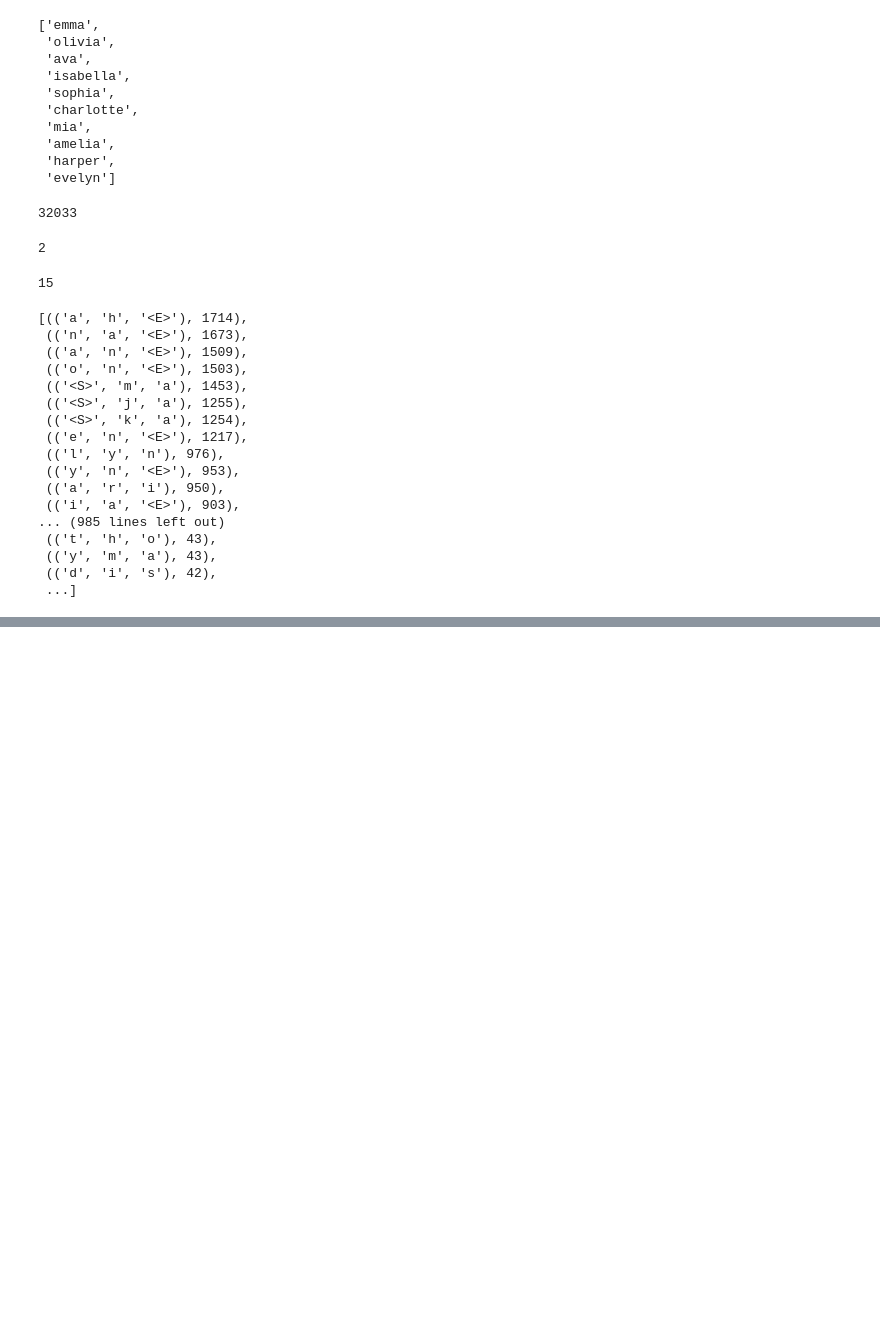
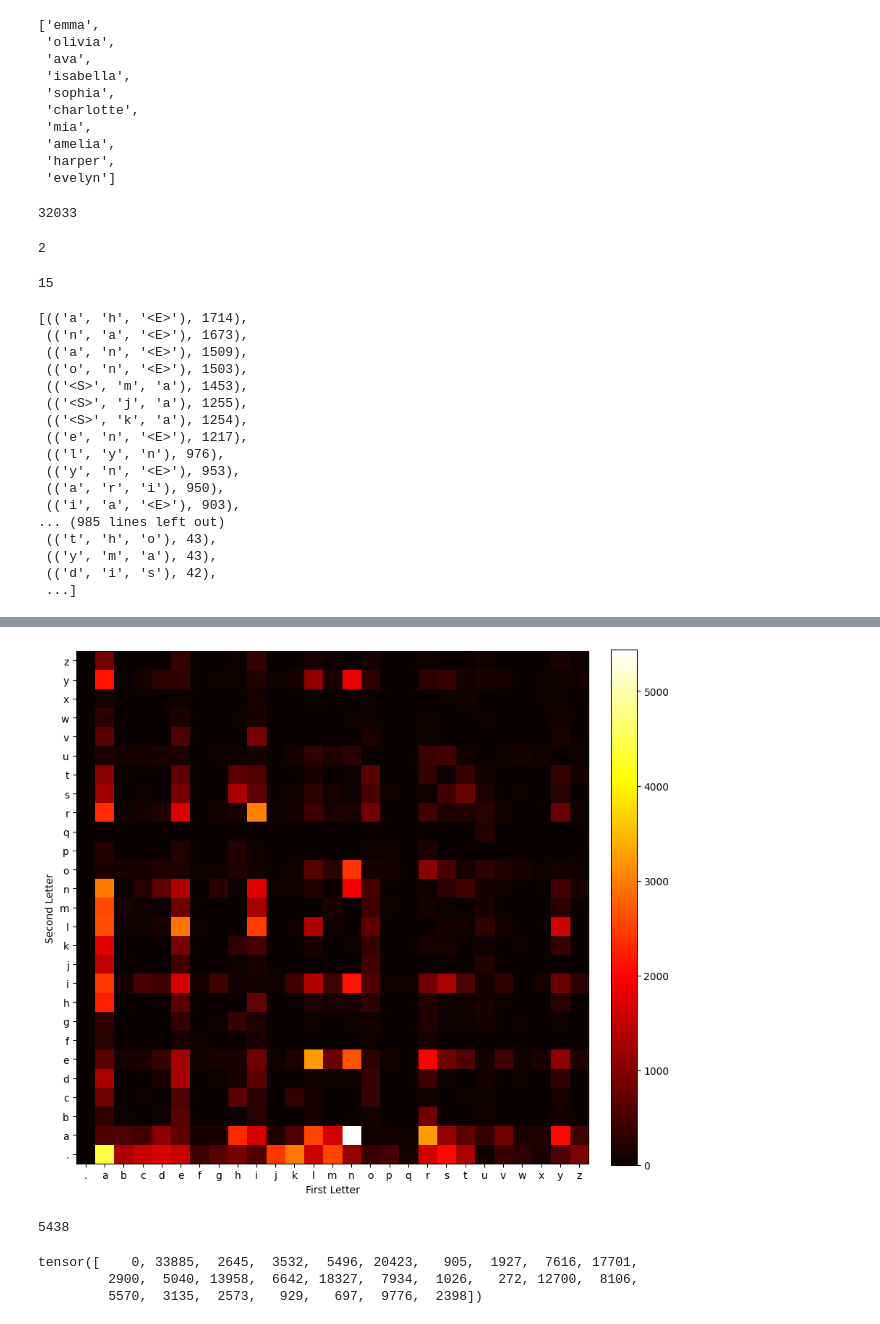
Before and after one commit to gabrielgordbegli/nnz2h, a Jupyter notebook: 2/2_E01.ipynb, the cells around one changed output, grey strips where cells are left out. Drawn from its saved outputs; the diff is of its cells as text; code cells hidden in the pictures; blank space fills up the shorter version.

```diff
--- a/2/2_E01.ipynb
+++ b/2/2_E01.ipynb
@@ -87,0 +90,4 @@ ModuleNotFoundError: No module named 'matplotlib'
+# %%
+#we want to find the sum of the third characters for each unique [first character, second character] pair
+N_sum = N.sum(dim=2)
+N_sum.shape
@@ -87,0 +116,3 @@ ModuleNotFoundError: No module named 'matplotlib'
+# %%
+for i in range(1, 27):
+    print(i)
@@ -87,0 +157,29 @@ ModuleNotFoundError: No module named 'matplotlib'
+# %%
+import matplotlib.pyplot as plt
+import numpy as np
+
+# Define the tick labels
+tick_labels = ['.'] + [itos[i] for i in range(1, 27)]
+
+# Create a heatmap using matplotlib
+plt.figure(figsize=(10, 10))
+im = plt.imshow(N_sum, cmap='hot')
+
+# Customize the x and y axis ticks
+plt.xticks(np.arange(0, 27, 1), tick_labels)
+plt.yticks(np.arange(0, 27, 1), tick_labels)
+
+# Add x and y-axis labels
+plt.xlabel("First Letter")
+plt.ylabel("Second Letter")
+
+# Invert the y-axis
+plt.gca().invert_yaxis()
+
+# Add a colorbar
+plt.colorbar(im, fraction=0.046, pad=0.04)
+
+# Show the heatmap
+plt.show()
+# %% [output]
+[figure, added]
@@ -87,0 +222,13 @@ ModuleNotFoundError: No module named 'matplotlib'
+# %%
+#maximum sum for any given pair of two letters.
+max_sum = N_sum.max().item()
+print(max_sum)
+# %% [output]
+5438
+# %%
+#sanity check, calculate the number of trigrams
+sum(N_sum)
+# %% [output]
+tensor([    0, 33885,  2645,  3532,  5496, 20423,   905,  1927,  7616, 17701,
+         2900,  5040, 13958,  6642, 18327,  7934,  1026,   272, 12700,  8106,
+         5570,  3135,  2573,   929,   697,  9776,  2398])
```
Also changed, not shown: parts of 11 cells of this notebook.
